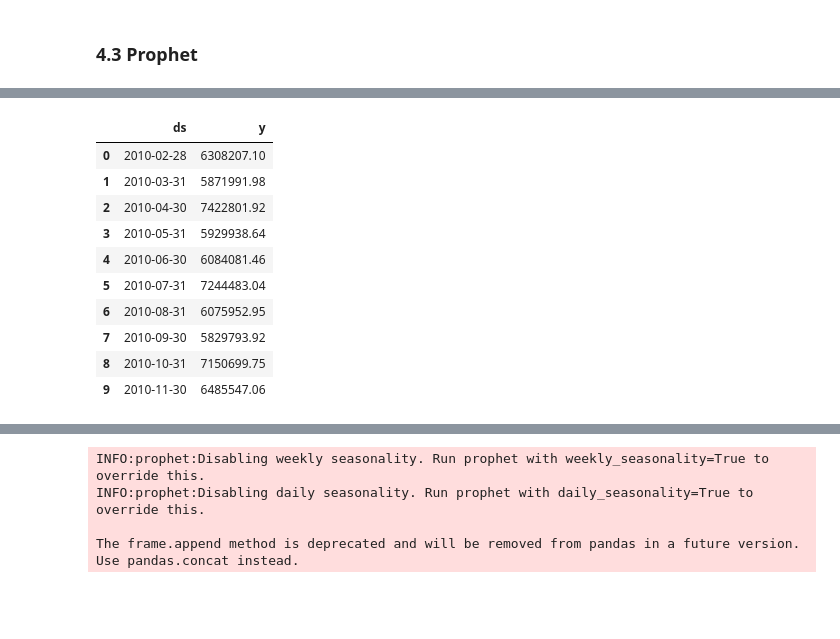
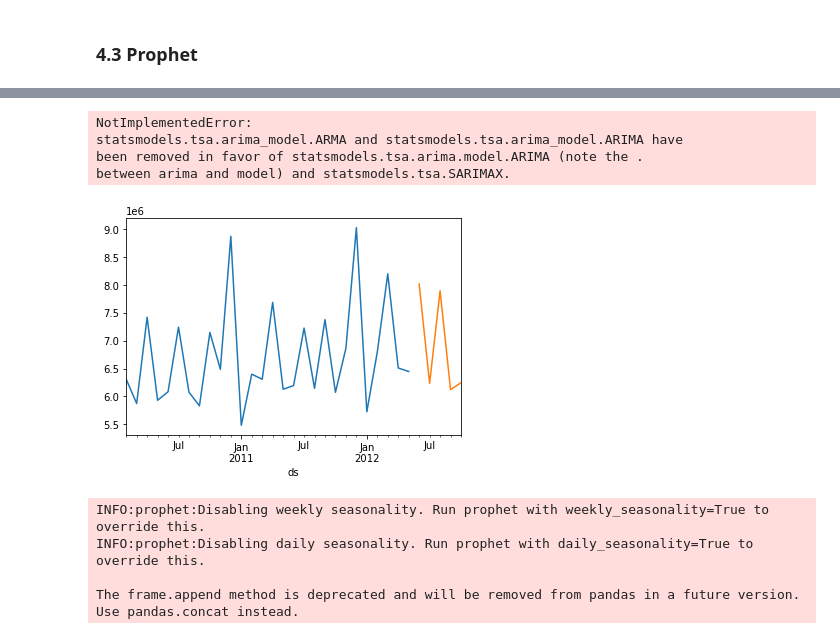
Before and after one commit to lebesguee/walmart_forecast, a Jupyter notebook: forecasting.ipynb, the cells around one changed output, grey strips where cells are left out. Cells and saved outputs as stored; diff of their text form; code cells hidden in the pictures; blank space fills up the shorter version.

Commit message:
feat: added time series split to train prophet model

```diff
--- a/forecasting.ipynb
+++ b/forecasting.ipynb
@@ -284,16 +297,51 @@ SyntaxError: invalid syntax (1159429697.py, line 6)
-# %%
-_STORE_1_SERIES = MONTHLY_SALES_BY_STORE_W_RATE[MONTHLY_SALES_BY_STORE_W_RATE['Store']==1]
-STORE_1_SERIES = _STORE_1_SERIES[['Date', 'Total_Sales']].rename(columns={'Date':'ds', 'Total_Sales':'y'}).reset_index().drop(['index'], axis=1)
-STORE_1_SERIES.head(10)
-# %% [output]
-|  | ds | y |
-| 0 | 2010-02-28 | 6308207.10 |
-| 1 | 2010-03-31 | 5871991.98 |
-| 2 | 2010-04-30 | 7422801.92 |
-| 3 | 2010-05-31 | 5929938.64 |
-| 4 | 2010-06-30 | 6084081.46 |
-| 5 | 2010-07-31 | 7244483.04 |
-| 6 | 2010-08-31 | 6075952.95 |
-| 7 | 2010-09-30 | 5829793.92 |
-| 8 | 2010-10-31 | 7150699.75 |
-| 9 | 2010-11-30 | 6485547.06 |
+# %%
+
+#First the Store 1 Monthly Sales, then for all Stores
+_STORE_1_SERIES = MONTHLY_SALES_BY_STORE_W_RATE[MONTHLY_SALES_BY_STORE_W_RATE['Store']==1] #filter Store1
+STORE_1_SERIES = _STORE_1_SERIES[['Date', 'Total_Sales']].rename(columns={'Date':'ds', 'Total_Sales':'y'})\
+                                                         .reset_index()\
+                                                         .drop(['index'], axis=1) # create Store1 table
+#STORE_1_SERIES.head(10)
+#STORE_1_SERIES.info()
+
+#https://medium.com/@Hong_Tang/timeseries-split-with-sklearn-tips-8162c83612b9
+
+# Time Series Split
+tscv = TimeSeriesSplit() # instantiate object from class
+
+STORE_1_SERIES.set_index('ds', inplace=True) # set date as index
+STORE_1_SERIES.sort_index(inplace=True) # sort ascending
+
+#prepare features dataframe (X) and target (y) as data series
+X = STORE_1_SERIES.drop(labels=['y'], axis=1)
+y = STORE_1_SERIES['y']
+
+# Split train test sets for both features and targets time-series class (tscv) class returns two arrays to mark train and test sets
+for train_index, test_index in tscv.split(X):
+    X_train, X_test = X.iloc[train_index, :], X.iloc[test_index, :]
+    y_train, y_test = y.iloc[train_index], y.iloc[test_index]
+
+# Result After the split, we can check the X_train and X_test data sets
+# X_test index are younger than X_train
+# X_test is greater than 2012 and X_train is older than 2012.
+#X_train.index, X_test.index, y_train.index, y_test.index
+#X_train, X_test, y_train, y_test
+
+# Plot results
+y_train.groupby('ds').mean().plot()
+y_test.groupby('ds').mean().plot()
+
+# Summary of Train Test Split: number of records and date range for training and testing dataset.
+print('The training dataset has', len(X_train), 'records, ranging from', y_train.idxmin(), 'to', y_train.idxmax())
+print('The testing dataset has', len(X_test), 'records, ranging from', y_test.idxmin(), 'to', y_test.idxmax())
+
+#rmse results list
+rmse = []
+
+# arma model
+arma_model = ARMA(y_train.values, order=(0,1)).fit() # fit arma model with trian dataset
+predictions = model.predict(y_test.index.values[0], y_test.index.values[-1])
+true_values = y_test.values
+rmse.append(np.sqrt(metrics.mean_squared_error(true_values, predictions)))
+print(np.mean(rmse))
+# %% [output]
@@ -299,0 +350,5 @@ STORE_1_SERIES.head(10)
+NotImplementedError:
+statsmodels.tsa.arima_model.ARMA and statsmodels.tsa.arima_model.ARIMA have
+been removed in favor of statsmodels.tsa.arima.model.ARIMA (note the .
+between arima and model) and statsmodels.tsa.SARIMAX.
+[figure, added]
```
Also changed, not shown: parts of 17 cells of this notebook.
